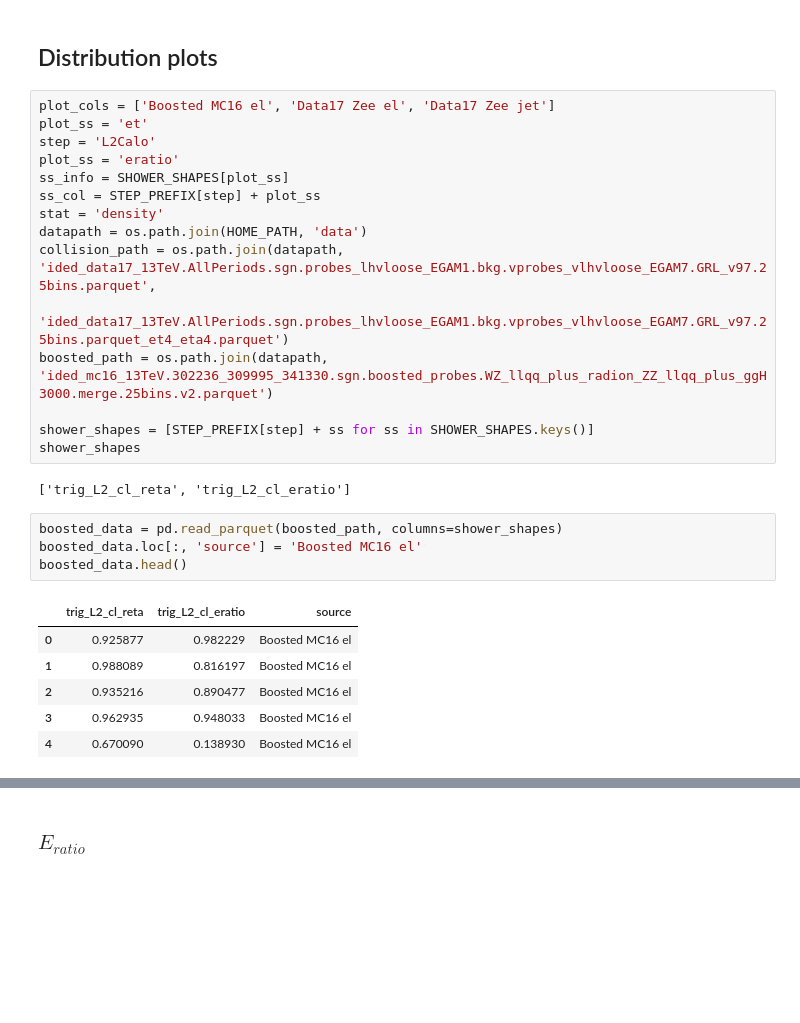
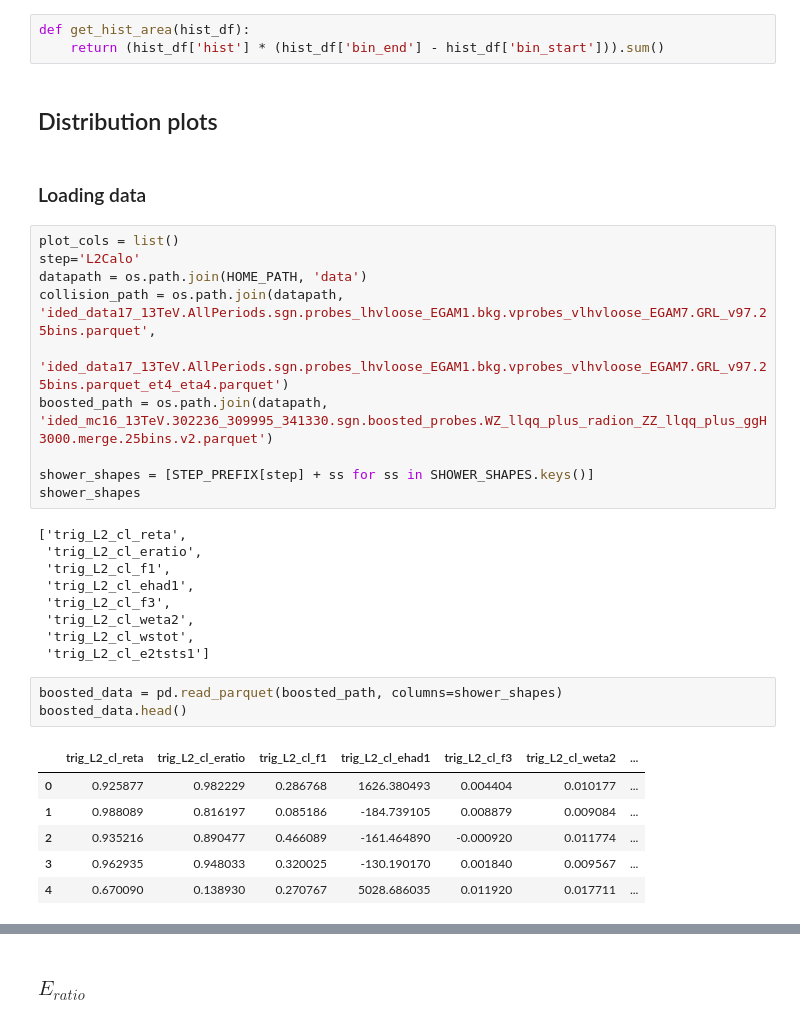
Before and after one commit to lucasbanunes/ringer, a Jupyter notebook: plots.ipynb, the cells around one changed output, grey strips where cells are left out. Saved outputs shown, nothing was run; the diff lists cells and outputs as text; blank space fills up the shorter version.

```diff
--- a/plots.ipynb
+++ b/plots.ipynb
@@ -24,13 +96,13 @@ Using all sub packages with ROOT dependence
+# %%
+def get_hist_area(hist_df):
+    return (hist_df['hist'] * (hist_df['bin_end'] - hist_df['bin_start'])).sum()
 # %% [markdown]
 ## Distribution plots
+# %% [markdown]
+### Loading data
 # %%
-plot_cols = ['Boosted MC16 el', 'Data17 Zee el', 'Data17 Zee jet']
-plot_ss = 'et'
-step = 'L2Calo'
-plot_ss = 'eratio'
-ss_info = SHOWER_SHAPES[plot_ss]
-ss_col = STEP_PREFIX[step] + plot_ss
-stat = 'density'
+plot_cols = list()
+step='L2Calo'
 datapath = os.path.join(HOME_PATH, 'data')
 collision_path = os.path.join(datapath, 'ided_data17_13TeV.AllPeriods.sgn.probes_lhvloose_EGAM1.bkg.vprobes_vlhvloose_EGAM7.GRL_v97.25bins.parquet',
                               'ided_data17_13TeV.AllPeriods.sgn.probes_lhvloose_EGAM1.bkg.vprobes_vlhvloose_EGAM7.GRL_v97.25bins.parquet_et4_eta4.parquet')
@@ -39,18 +111,24 @@ boosted_path = os.path.join(datapath, 'ided_mc16_13TeV.302236_309995_341330.sgn.
 shower_shapes = [STEP_PREFIX[step] + ss for ss in SHOWER_SHAPES.keys()]
 shower_shapes
 # %% [output]
-['trig_L2_cl_reta', 'trig_L2_cl_eratio']
+['trig_L2_cl_reta',
+ 'trig_L2_cl_eratio',
+ 'trig_L2_cl_f1',
+ 'trig_L2_cl_ehad1',
+ 'trig_L2_cl_f3',
+ 'trig_L2_cl_weta2',
+ 'trig_L2_cl_wstot',
+ 'trig_L2_cl_e2tsts1']
 # %%
 boosted_data = pd.read_parquet(boosted_path, columns=shower_shapes)
-boosted_data.loc[:, 'source'] = 'Boosted MC16 el'
 boosted_data.head()
 # %% [output]
-|  | trig_L2_cl_reta | trig_L2_cl_eratio | source |
-| 0 | 0.925877 | 0.982229 | Boosted MC16 el |
-| 1 | 0.988089 | 0.816197 | Boosted MC16 el |
-| 2 | 0.935216 | 0.890477 | Boosted MC16 el |
-| 3 | 0.962935 | 0.948033 | Boosted MC16 el |
-| 4 | 0.670090 | 0.138930 | Boosted MC16 el |
+|  | trig_L2_cl_reta | trig_L2_cl_eratio | trig_L2_cl_f1 | trig_L2_cl_ehad1 | trig_L2_cl_f3 | trig_L2_cl_weta2 | ... |
+| 0 | 0.925877 | 0.982229 | 0.286768 | 1626.380493 | 0.004404 | 0.010177 | ... |
+| 1 | 0.988089 | 0.816197 | 0.085186 | -184.739105 | 0.008879 | 0.009084 | ... |
+| 2 | 0.935216 | 0.890477 | 0.466089 | -161.464890 | -0.000920 | 0.011774 | ... |
+| 3 | 0.962935 | 0.948033 | 0.320025 | -130.190170 | 0.001840 | 0.009567 | ... |
+| 4 | 0.670090 | 0.138930 | 0.270767 | 5028.686035 | 0.011920 | 0.017711 | ... |
 # %%
 add_cols = ['target', 'el_lhmedium', 'el_lhvloose']
 collision_data = pd.read_parquet(collision_path, columns=shower_shapes + add_cols)
```
Also changed, not shown: parts of 32 cells of this notebook, 2 other files.
